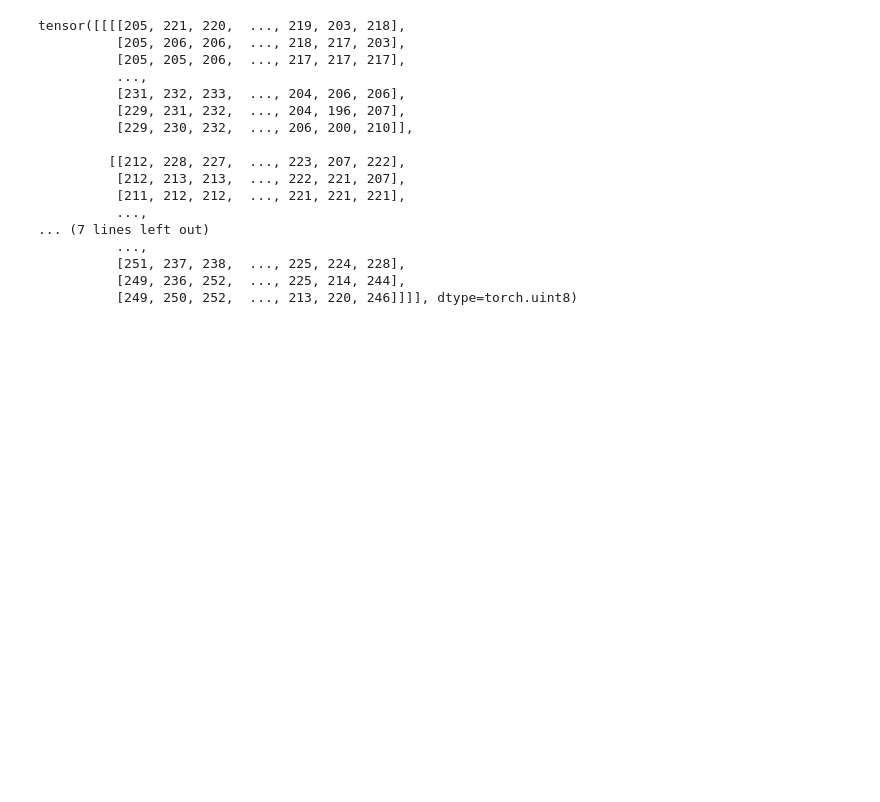
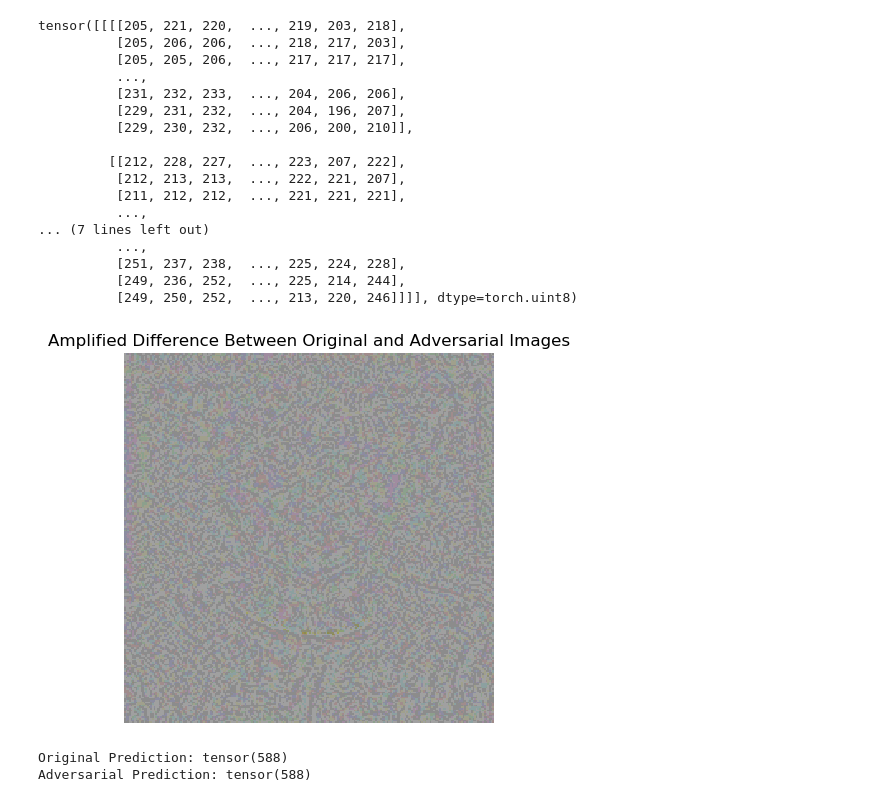
Before and after one commit to PSLeon24/Anti-StableDiffusion, a Jupyter notebook: noise_test.ipynb, the cells around one changed output. Cells and saved outputs as stored; diff of their text form; code cells hidden in the pictures; blank space fills up the shorter version.

```diff
--- a/noise_test.ipynb
+++ b/noise_test.ipynb
@@ -164,3 +164,23 @@ tensor([[[[205, 221, 220,  ..., 219, 203, 218],
           [251, 237, 238,  ..., 225, 224, 228],
           [249, 236, 252,  ..., 225, 214, 244],
           [249, 250, 252,  ..., 213, 220, 246]]]], dtype=torch.uint8)
+# %%
+
+difference = torch.abs(original_image_uint8.float() - adversarial_image_uint8.float())
+
+amplified_difference = difference * 20 # x 20
+
+plt.imshow(amplified_difference.squeeze(0).permute(1, 2, 0) / 255, cmap='hot')
+plt.title("Amplified Difference Between Original and Adversarial Images")
+plt.axis("off")
+plt.show()
+# %% [output]
+[figure, added]
+# %%
+original_prediction = model(original_image_uint8.float())
+adversarial_prediction = model(adversarial_image_uint8.float())
+print("Original Prediction:", torch.argmax(original_prediction))
+print("Adversarial Prediction:", torch.argmax(adversarial_prediction))
+# %% [output]
+Original Prediction: tensor(588)
+Adversarial Prediction: tensor(588)
```
